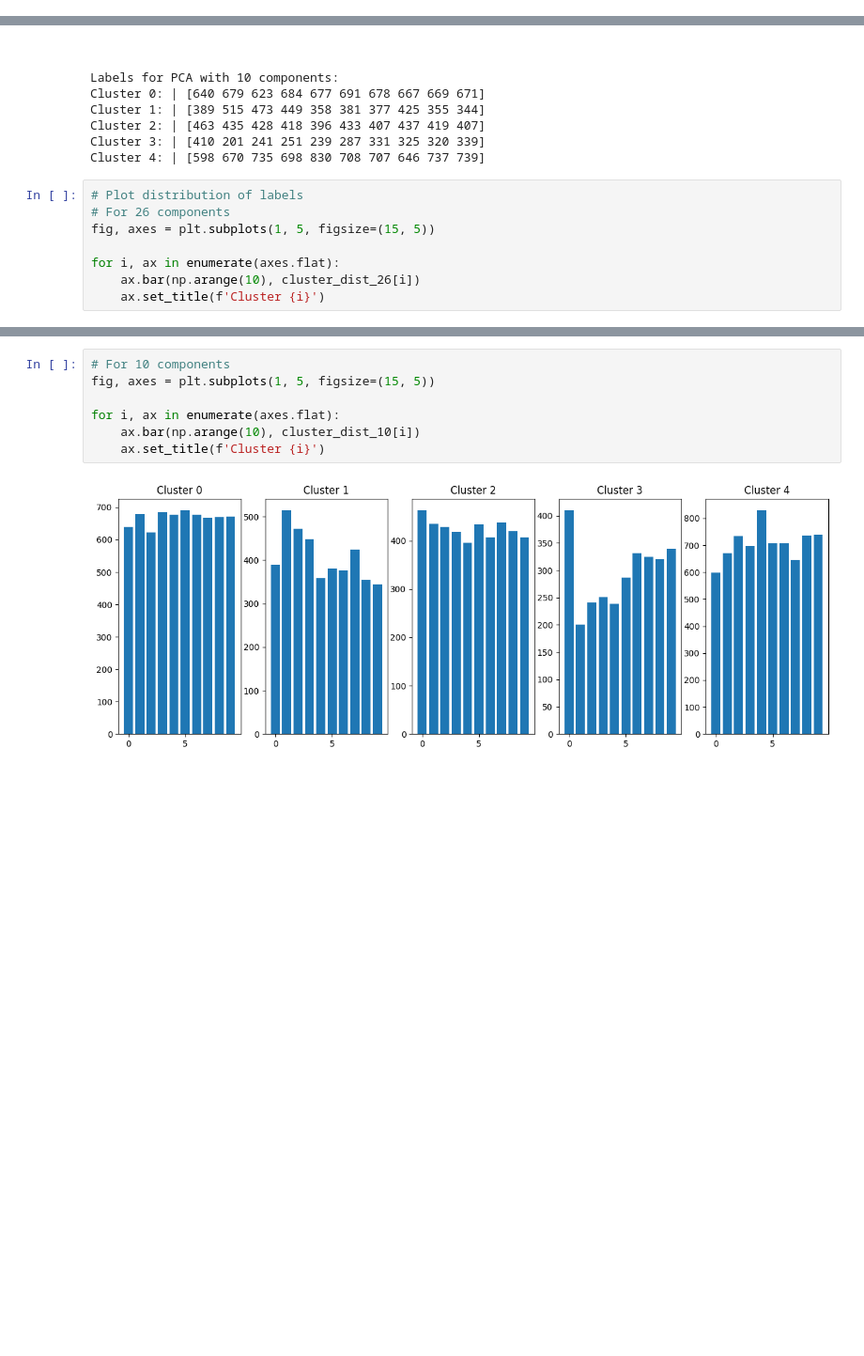
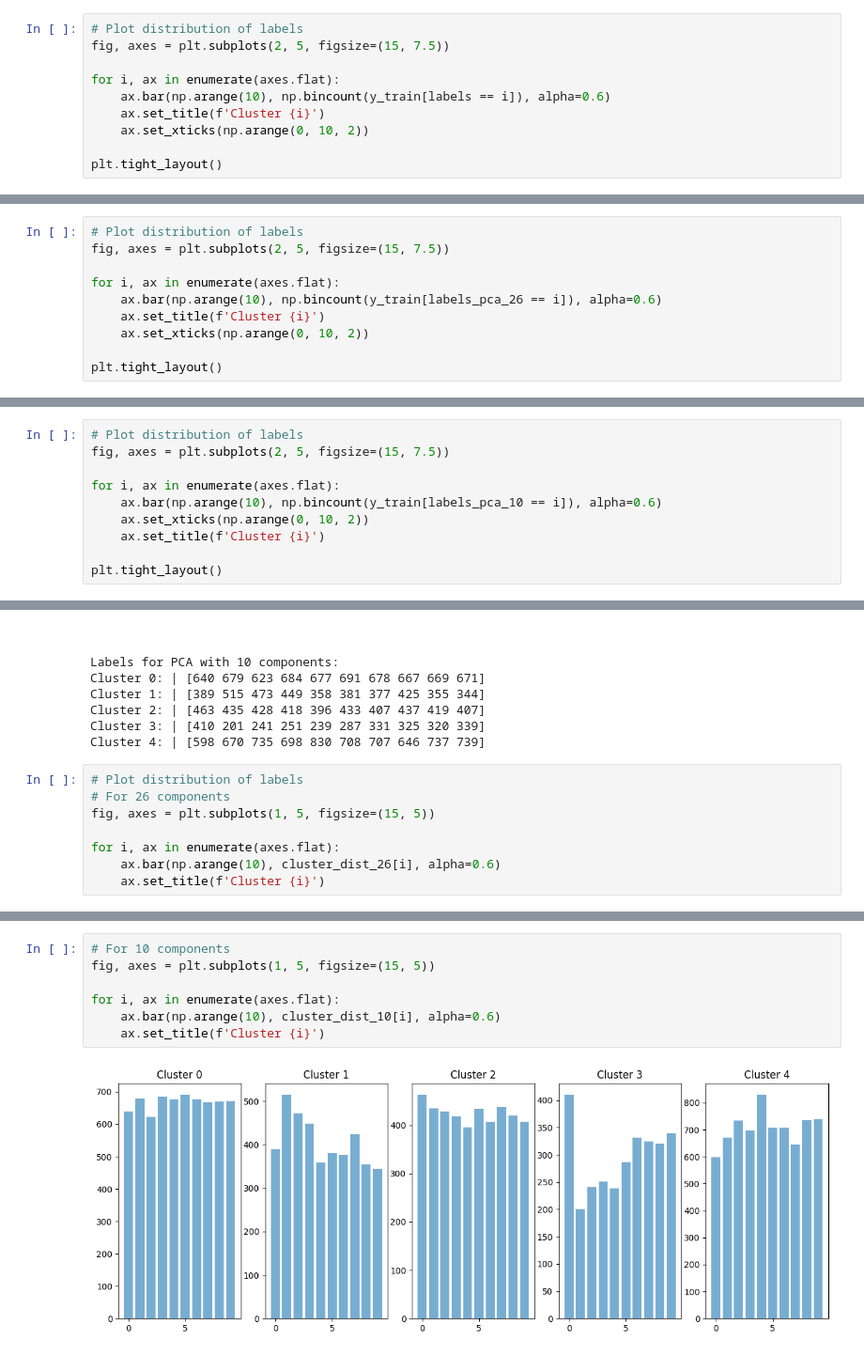
Before and after one commit to purplehand52/FoML_Assign2, a Jupyter notebook: q2.ipynb, the cells around one changed output, grey strips where cells are left out. Shown at 94% size. Cells and saved outputs as stored; diff of their text form; blank space fills up the shorter version.

```diff
--- a/q2.ipynb
+++ b/q2.ipynb
@@ -149,3 +149,13 @@ Cluster 6: | [348 306 291 281 324 309 305 302 306 322]
 Cluster 7: | [178  88  94 106 116 104 151 134 154 124]
 Cluster 8: | [ 22 186 159 127 107  95  74 100  75  83]
 Cluster 9: | [259 302 281 310 266 292 292 307 256 290]
+# %%
+# Plot distribution of labels
+fig, axes = plt.subplots(2, 5, figsize=(15, 7.5))
+
+for i, ax in enumerate(axes.flat):
+    ax.bar(np.arange(10), np.bincount(y_train[labels == i]), alpha=0.6)
+    ax.set_title(f'Cluster {i}')
+    ax.set_xticks(np.arange(0, 10, 2))
+
+plt.tight_layout()
@@ -183,3 +195,13 @@ Cluster 6: | [270  58 267 368  36 337 311 281 293 276]
 Cluster 7: | [230 412 420 374 558 300 317 273 248 197]
 Cluster 8: | [348  61 118 122  25 171 221  78 280 246]
 Cluster 9: | [ 38 311 262 248 186 158 130 163  93 136]
+# %%
+# Plot distribution of labels
+fig, axes = plt.subplots(2, 5, figsize=(15, 7.5))
+
+for i, ax in enumerate(axes.flat):
+    ax.bar(np.arange(10), np.bincount(y_train[labels_pca_26 == i]), alpha=0.6)
+    ax.set_title(f'Cluster {i}')
+    ax.set_xticks(np.arange(0, 10, 2))
+
+plt.tight_layout()
@@ -217,3 +241,13 @@ Cluster 6: | [158 446 292 229 297 171 134 502 122 128]
 Cluster 7: | [261 251 250 239 247 257 248 231 263 229]
 Cluster 8: | [292 107 155 169 170 201 244 221 229 223]
 Cluster 9: | [300 257 174 177 383 256 375 229 347 270]
+# %%
+# Plot distribution of labels
+fig, axes = plt.subplots(2, 5, figsize=(15, 7.5))
+
+for i, ax in enumerate(axes.flat):
+    ax.bar(np.arange(10), np.bincount(y_train[labels_pca_10 == i]), alpha=0.6)
+    ax.set_xticks(np.arange(0, 10, 2))
+    ax.set_title(f'Cluster {i}')
+
+plt.tight_layout()
@@ -421,6 +509,6 @@ Cluster 4: | [598 670 735 698 830 708 707 646 737 739]
 fig, axes = plt.subplots(1, 5, figsize=(15, 5))
 
 for i, ax in enumerate(axes.flat):
-    ax.bar(np.arange(10), cluster_dist_26[i])
+    ax.bar(np.arange(10), cluster_dist_26[i], alpha=0.6)
     ax.set_title(f'Cluster {i}')
 # %% [output]
@@ -428,9 +516,9 @@ for i, ax in enumerate(axes.flat):
 # %%
 # For 10 components
 fig, axes = plt.subplots(1, 5, figsize=(15, 5))
 
 for i, ax in enumerate(axes.flat):
-    ax.bar(np.arange(10), cluster_dist_10[i])
+    ax.bar(np.arange(10), cluster_dist_10[i], alpha=0.6)
     ax.set_title(f'Cluster {i}')
 # %% [output]
-[figure, old version]
+[figure, new version]
```
Also changed, not shown: parts of 14 cells of this notebook, 2 other files.
